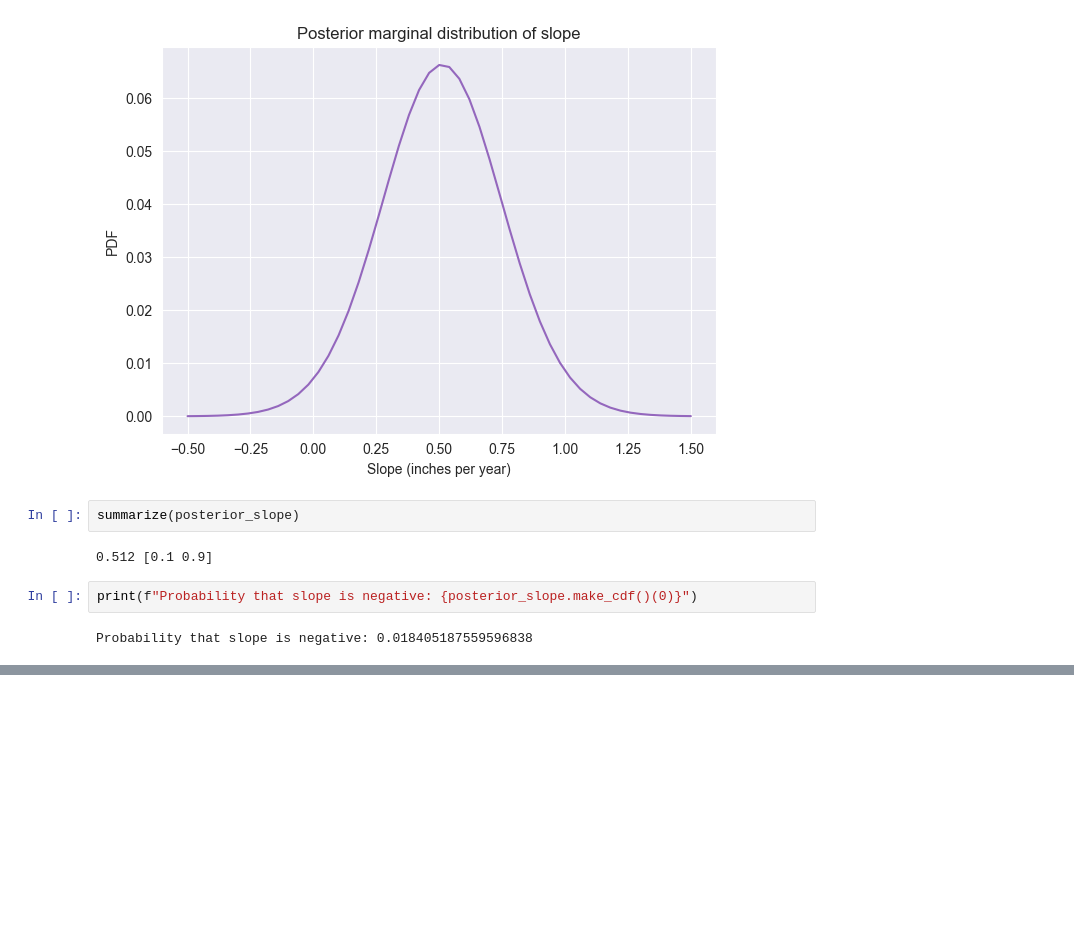
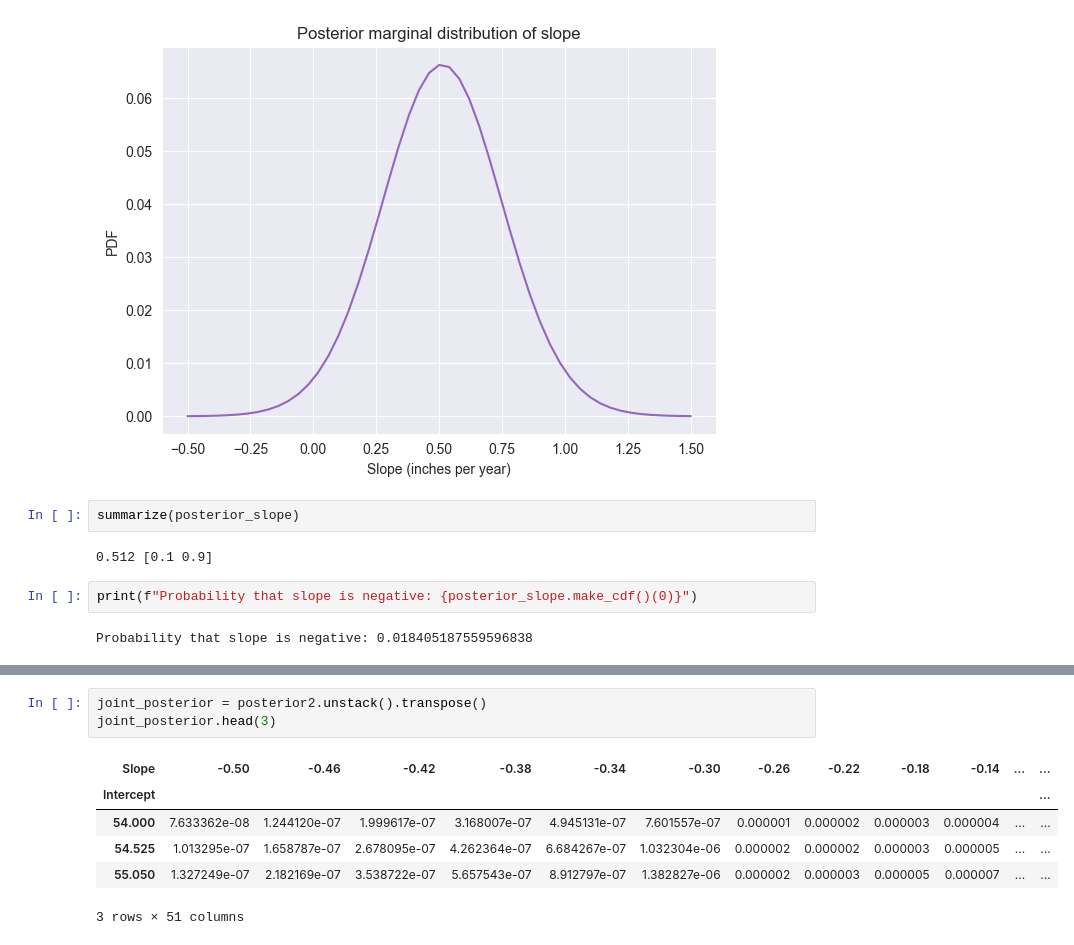
Before and after one commit to Xupeiyi/think-bayes, a Jupyter notebook: chapter17.ipynb, the cells around one changed output, grey strips where cells are left out. Drawn from its saved outputs; the diff is of its cells as text; blank space fills up the shorter version.

```diff
--- a/chapter17.ipynb
+++ b/chapter17.ipynb
@@ -212,0 +267,10 @@ Probability that slope is negative: 0.018405187559596838
+# %%
+joint_posterior = posterior2.unstack().transpose()
+joint_posterior.head(3)
+# %% [output]
+| Slope | -0.50 | -0.46 | -0.42 | -0.38 | -0.34 | -0.30 | -0.26 | -0.22 | -0.18 | -0.14 | ... | ... |
+| Intercept |  |  |  |  |  |  |  |  |  |  |  | ... |
+| 54.000 | 7.633362e-08 | 1.244120e-07 | 1.999617e-07 | 3.168007e-07 | 4.945131e-07 | 7.601557e-07 | 0.000001 | 0.000002 | 0.000003 | 0.000004 | ... | ... |
+| 54.525 | 1.013295e-07 | 1.658787e-07 | 2.678095e-07 | 4.262364e-07 | 6.684267e-07 | 1.032304e-06 | 0.000002 | 0.000002 | 0.000003 | 0.000005 | ... | ... |
+| 55.050 | 1.327249e-07 | 2.182169e-07 | 3.538722e-07 | 5.657543e-07 | 8.912797e-07 | 1.382827e-06 | 0.000002 | 0.000003 | 0.000005 | 0.000007 | ... | ... |
+3 rows × 51 columns
```
Also changed, not shown: parts of 7 cells of this notebook.
